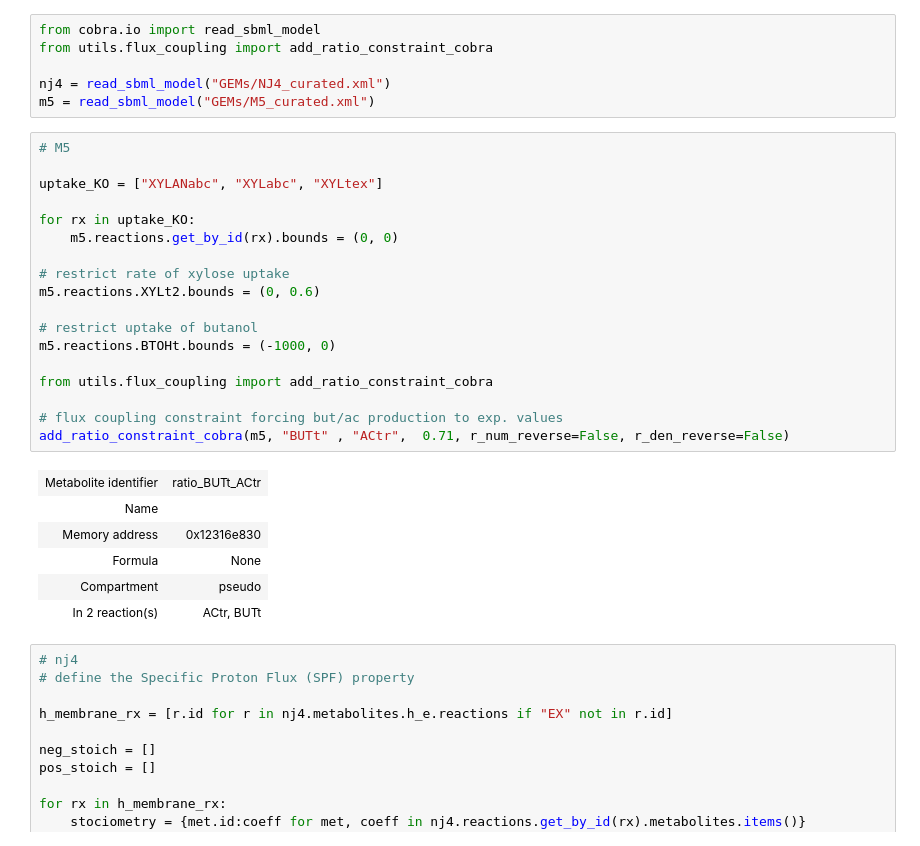
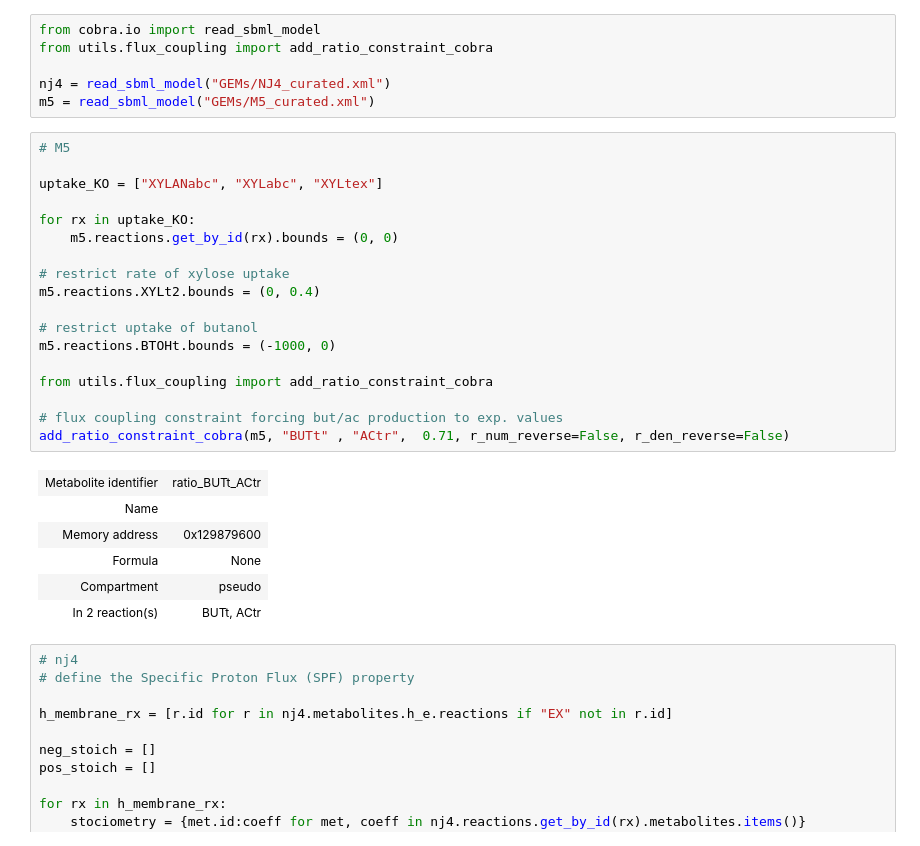
Before and after one commit to andreastallvik/BIOTBT3900, a Jupyter notebook: community_modelling/CBP_butanol/community_sim.ipynb, the cells around one changed output. Saved outputs shown, nothing was run; the diff lists cells and outputs as text.

```diff
--- a/community_modelling/CBP_butanol/community_sim.ipynb
+++ b/community_modelling/CBP_butanol/community_sim.ipynb
@@ -547,28 +547,28 @@ m5 = read_sbml_model("GEMs/M5_curated.xml")
 # %%
 # M5
 
 uptake_KO = ["XYLANabc", "XYLabc", "XYLtex"]
 
 for rx in uptake_KO:
     m5.reactions.get_by_id(rx).bounds = (0, 0)
 
 # restrict rate of xylose uptake
-m5.reactions.XYLt2.bounds = (0, 0.6)
+m5.reactions.XYLt2.bounds = (0, 0.4)
 
 # restrict uptake of butanol
 m5.reactions.BTOHt.bounds = (-1000, 0)
 
 from utils.flux_coupling import add_ratio_constraint_cobra
 
 # flux coupling constraint forcing but/ac production to exp. values
 add_ratio_constraint_cobra(m5, "BUTt" , "ACtr",  0.71, r_num_reverse=False, r_den_reverse=False)
 # %% [output]
 | Metabolite identifier | ratio_BUTt_ACtr |
 | Name |  |
-| Memory address | 0x12316e830 |
+| Memory address | 0x129879600 |
 | Formula | None |
 | Compartment | pseudo |
-| In 2 reaction(s) | ACtr, BUTt |
+| In 2 reaction(s) | BUTt, ACtr |
 # %%
 # nj4
 # define the Specific Proton Flux (SPF) property
```
Also changed, not shown: parts of 6 cells of this notebook, 1 other file.
